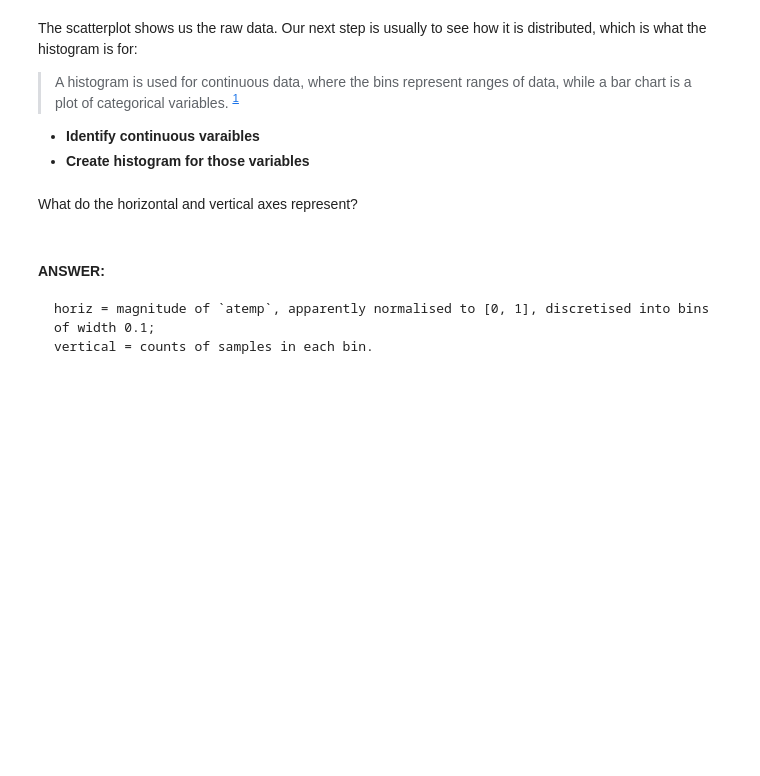
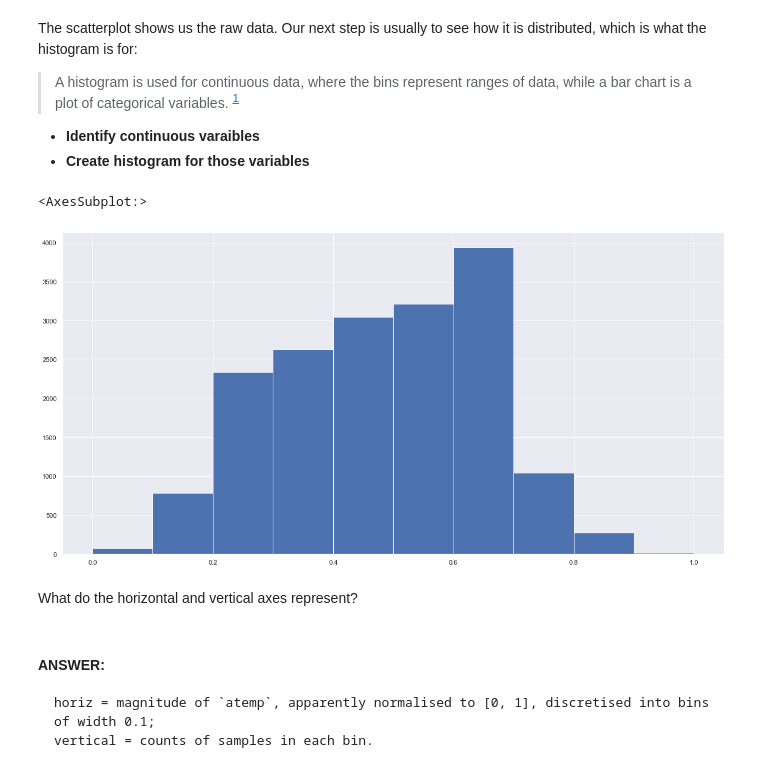
Before and after one commit to doankieu/iod, a Jupyter notebook: Module2/Lab 2/IOD_Lab 2.1.2.ipynb, the cells around one changed output. Saved outputs shown, nothing was run; the diff lists cells and outputs as text; code cells hidden in the pictures; blank space fills up the shorter version.

```diff
--- a/Module2/Lab 2/IOD_Lab 2.1.2.ipynb
+++ b/Module2/Lab 2/IOD_Lab 2.1.2.ipynb
@@ -65,3 +90,9 @@ The scatterplot shows us the raw data. Our next step is usually to see how it is
+# %%
+#ANSWER
+bikes['atemp'].hist(figsize=(20,10))
+# %% [output]
+<AxesSubplot:>
+[figure, added]
 # %% [markdown]
 What do the horizontal and vertical axes represent?
 # %% [markdown]
```
Also changed, not shown: parts of 49 cells of this notebook, 10 other files.
